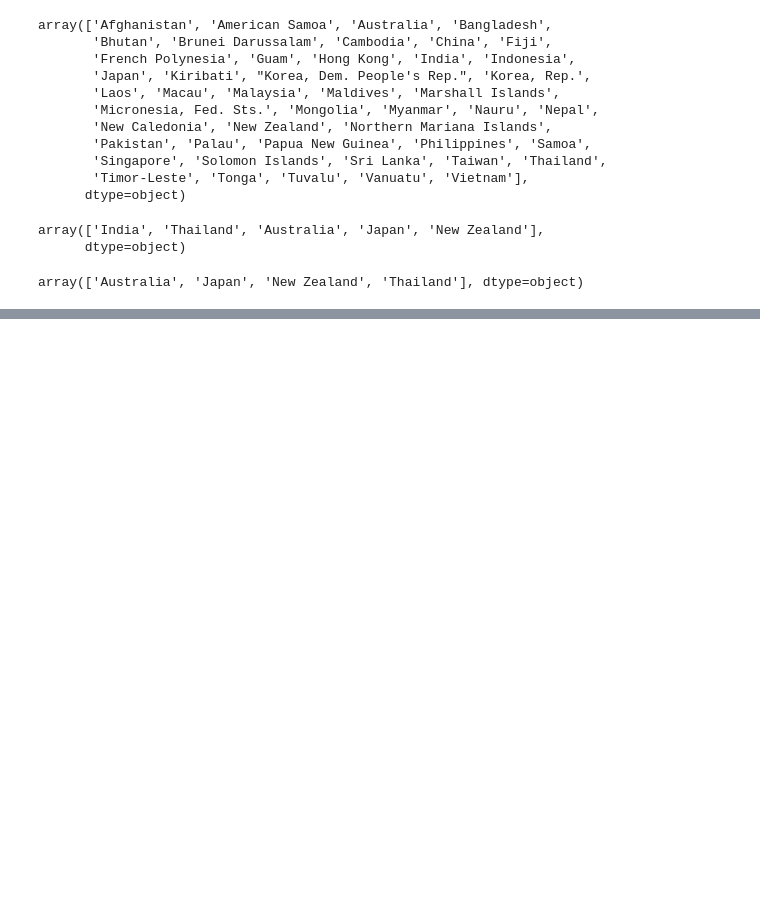
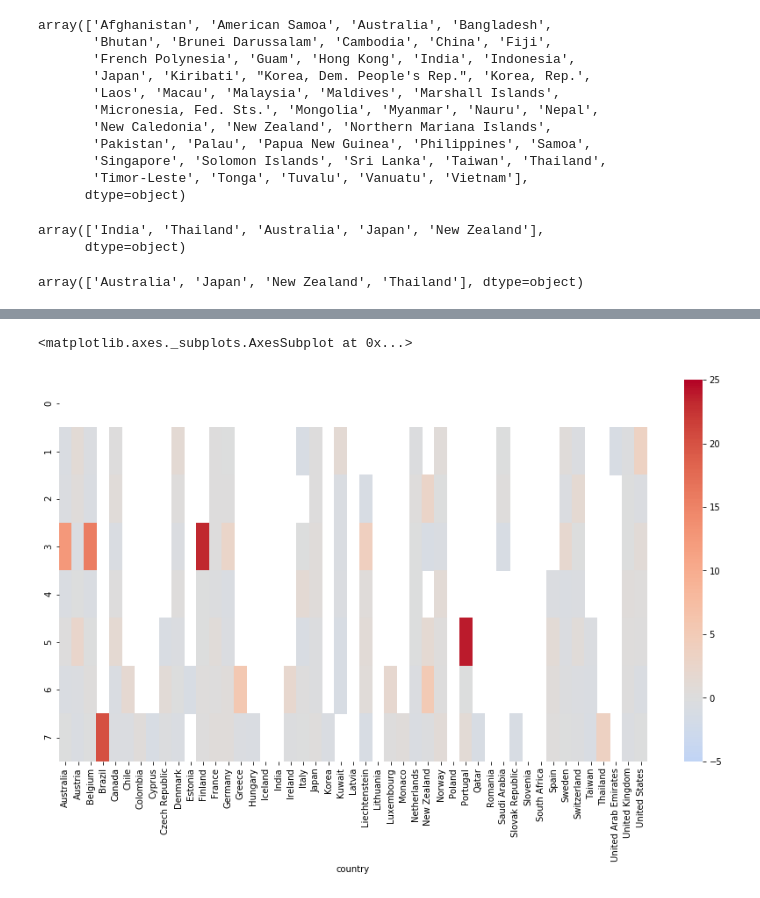
Before and after one commit to dianaow/dianaow.github.io, a Jupyter notebook: SWDchallenge/data/data_processing.ipynb, the cells around one changed output, grey strips where cells are left out. Cells and saved outputs as stored; diff of their text form; code cells hidden in the pictures; blank space fills up the shorter version.

```diff
--- a/SWDchallenge/data/data_processing.ipynb
+++ b/SWDchallenge/data/data_processing.ipynb
@@ -151,7 +154,29 @@ class DataProcessing_GlobalDistribution():
         # Global density (in %)
         all_country_pctPT = self.country_pct_PT(all_country)
 
-        return all_country, all_country_PT, all_country_pctPT
+        all_country = all_country.reset_index(drop=True)
+        all_country['year'] = all_country['year'].astype(dtype = int, errors = 'ignore')
+        for i,row in all_country.iterrows():
+            if (all_country.loc[i, 'year'] == 'All'):
+                all_country.loc[i, 'group'] = 'All'
+            elif (all_country.loc[i, 'year'] >= 1973) & (all_country.loc[i, 'year'] <= 1977):
+                all_country.loc[i, 'group'] = '1973-1977'
+            elif (all_country.loc[i, 'year'] >= 1978) & (all_country.loc[i, 'year'] <= 1982):
+                all_country.loc[i, 'group'] = '1978-1982'
+            elif (all_country.loc[i, 'year'] >= 1983) & (all_country.loc[i, 'year'] <= 1987):
+                all_country.loc[i, 'group'] = '1983-1987'
+            elif (all_country.loc[i, 'year'] >= 1988) & (all_country.loc[i, 'year'] <= 1992):
+                all_country.loc[i, 'group'] = '1988-1992'
+            elif (all_country.loc[i, 'year'] >= 1993) & (all_country.loc[i, 'year'] <= 1997):
+                all_country.loc[i, 'group'] = '1993-1997'
+            elif (all_country.loc[i, 'year'] >= 1998) & (all_country.loc[i, 'year'] <= 2002):
+                all_country.loc[i, 'group'] = '1998-2002'
+            elif (all_country.loc[i, 'year'] >= 2003) & (all_country.loc[i, 'year'] <= 2007):
+                all_country.loc[i, 'group'] = '2003-2007'
+            elif (all_country.loc[i, 'year'] >= 2008) & (all_country.loc[i, 'year'] <= 2012):
+                all_country.loc[i, 'group'] = '2008-2012'
+
+        return all_country, all_country_PT.reset_index(drop=True), all_country_pctPT.reset_index(drop=True)
 
     def global_stats(self, df, category):
 
@@ -530,0 +780,13 @@ array(['Australia', 'Japan', 'New Zealand', 'Thailand'], dtype=object)
+# %%
+all_country_growth = all_country.groupby(['country', 'category', 'group']).mean().reset_index()
+donor_growth = all_country_growth[(all_country_growth['country'] != 'All') & \
+                                  (all_country_growth['category'] == 'donor') & \
+                                  (all_country_growth['group'] != 'All')]
+recipient_growth = all_country_growth[(all_country_growth['country'] != 'All') & \
+                                      (all_country_growth['category'] == 'recipient') & \
+                                      (all_country_growth['group'] != 'All')]
+# %%
+donor_growth_pct = pd.pivot_table(donor_growth, index='group', columns='country', values='sum')\
+    .reset_index().set_index('group').pct_change().reset_index()
+recipient_growth_pct = pd.pivot_table(recipient_growth, index='group', columns='country', values='sum')\
+    .reset_index().set_index('group').pct_change().reset_index()
@@ -530,0 +857,6 @@ array(['Australia', 'Japan', 'New Zealand', 'Thailand'], dtype=object)
+# %%
+plt.figure(figsize=(15,8))
+sns.heatmap(donor_growth_pct.drop('group', axis=1), cmap='coolwarm', vmin=-5, center=0, vmax=25)
+# %% [output]
+<matplotlib.axes._subplots.AxesSubplot at 0x...>
+[figure, added]
```
Also changed, not shown: parts of 35 cells of this notebook, 10 other files.
